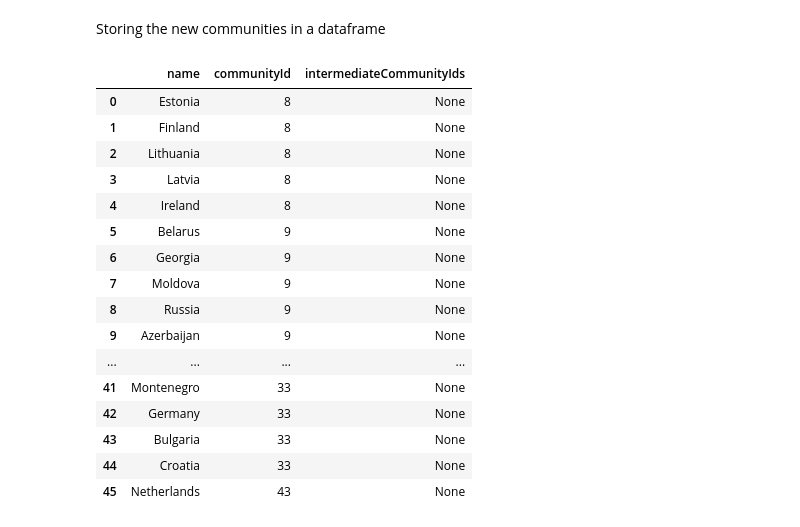
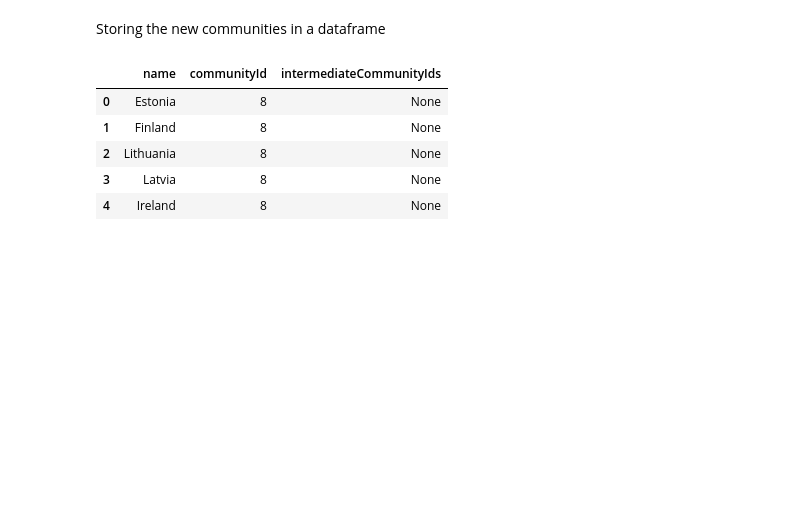
Before and after one commit to jackmheller/modernDataAnalytics, a Jupyter notebook: Neo4j_Python.ipynb, the cells around one changed output. Saved outputs shown, nothing was run; the diff lists cells and outputs as text; code cells hidden in the pictures; blank space fills up the shorter version.

```diff
--- a/Neo4j_Python.ipynb
+++ b/Neo4j_Python.ipynb
@@ -2253,42 +642,31 @@ Storing the new communities in a dataframe
 # %%
 query_string = '''
 CALL gds.louvain.stream('myGraph6')
 
 
 
 
 YIELD nodeId, communityId, intermediateCommunityIds
 
 
 
 
 RETURN gds.util.asNode(nodeId).name AS name, communityId, intermediateCommunityIds
 
 
 
 
 ORDER BY communityId ASC
 
 '''
 conn.query(query_string, db='coradb')
 
 group_unweighted_Mean = DataFrame([dict(_) for _ in conn.query(query_string, db='coradb')])
-group_unweighted_Mean
+group_unweighted_Mean.head()
 # %% [output]
 |  | name | communityId | intermediateCommunityIds |
 | 0 | Estonia | 8 | None |
 | 1 | Finland | 8 | None |
 | 2 | Lithuania | 8 | None |
 | 3 | Latvia | 8 | None |
 | 4 | Ireland | 8 | None |
-| 5 | Belarus | 9 | None |
-| 6 | Georgia | 9 | None |
-| 7 | Moldova | 9 | None |
-| 8 | Russia | 9 | None |
-| 9 | Azerbaijan | 9 | None |
-| ... | ... | ... | ... |
-| 41 | Montenegro | 33 | None |
-| 42 | Germany | 33 | None |
-| 43 | Bulgaria | 33 | None |
-| 44 | Croatia | 33 | None |
-| 45 | Netherlands | 43 | None |
```
Also changed, not shown: parts of 6 cells of this notebook.
